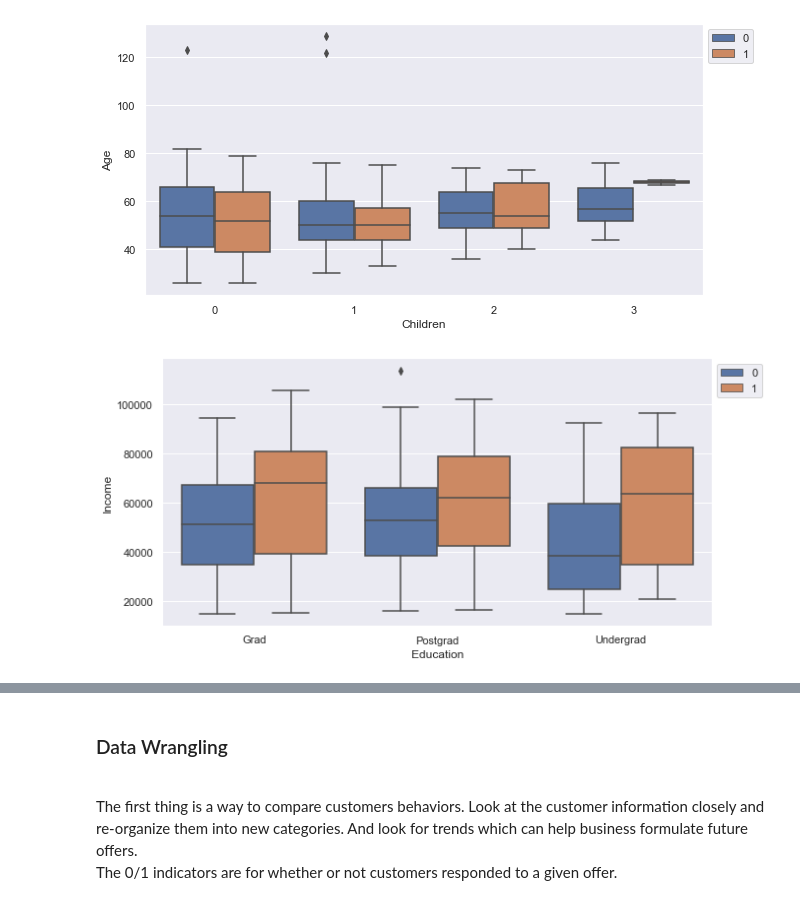
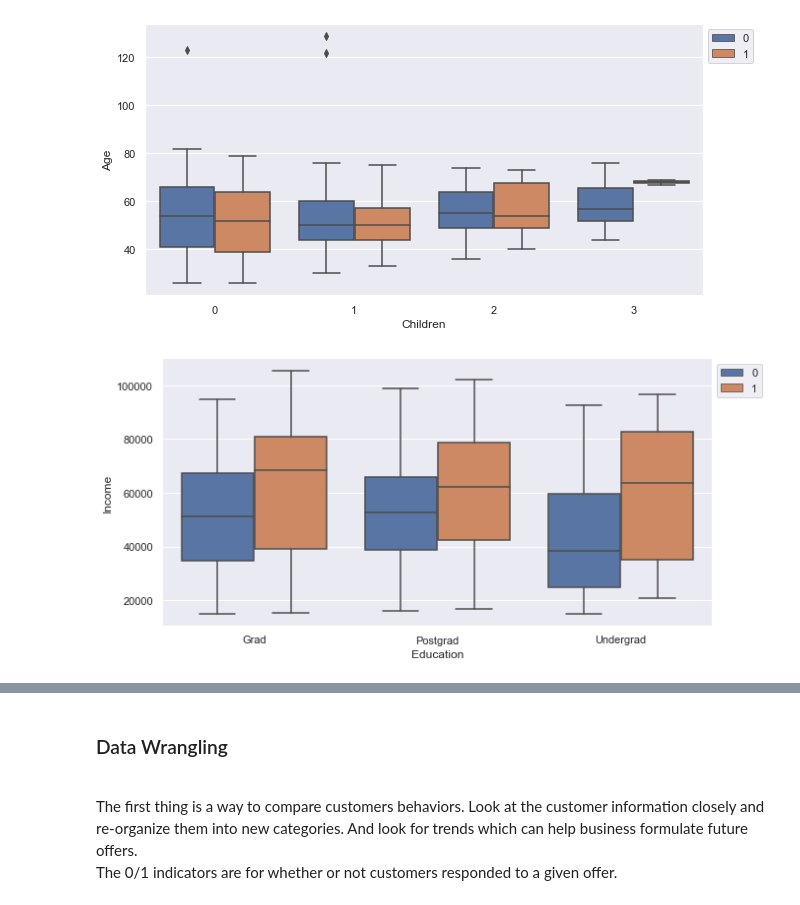
Before and after one commit to livia360/Capstone_project, a Jupyter notebook: 01_Data_Wrangling.ipynb, the cells around one changed output, grey strips where cells are left out. Cells and saved outputs as stored; diff of their text form; code cells hidden in the pictures.

```diff
--- a/01_Data_Wrangling.ipynb
+++ b/01_Data_Wrangling.ipynb
@@ -289,17 +289,16 @@ plt.legend(bbox_to_anchor=(1.1,1));
 # %% [output]
 [figure]
 # %%
-# 'Income'
-# clean outliers
-df = df[(df.Income > 15000) & (df.Income < 115000)]
+# 'Income' ; # clean outliers
+df = df[(df.Income > 15000) & (df.Income < 110000)]
 
 plt.subplots(figsize=(10, 5))
 sns.boxplot(x='Edu', y='Income', hue='AcceptedCmp6', data=df)
 plt.xticks(rotation='vertical')
 plt.xlabel('Education')
 plt.ylabel('Income')
 plt.xticks(rotation=0)
 plt.legend(bbox_to_anchor=(1.1,1));
 # %% [output]
-[figure, old version]
+[figure, new version]
 # %%
```
Also changed, not shown: parts of 10 cells of this notebook.
